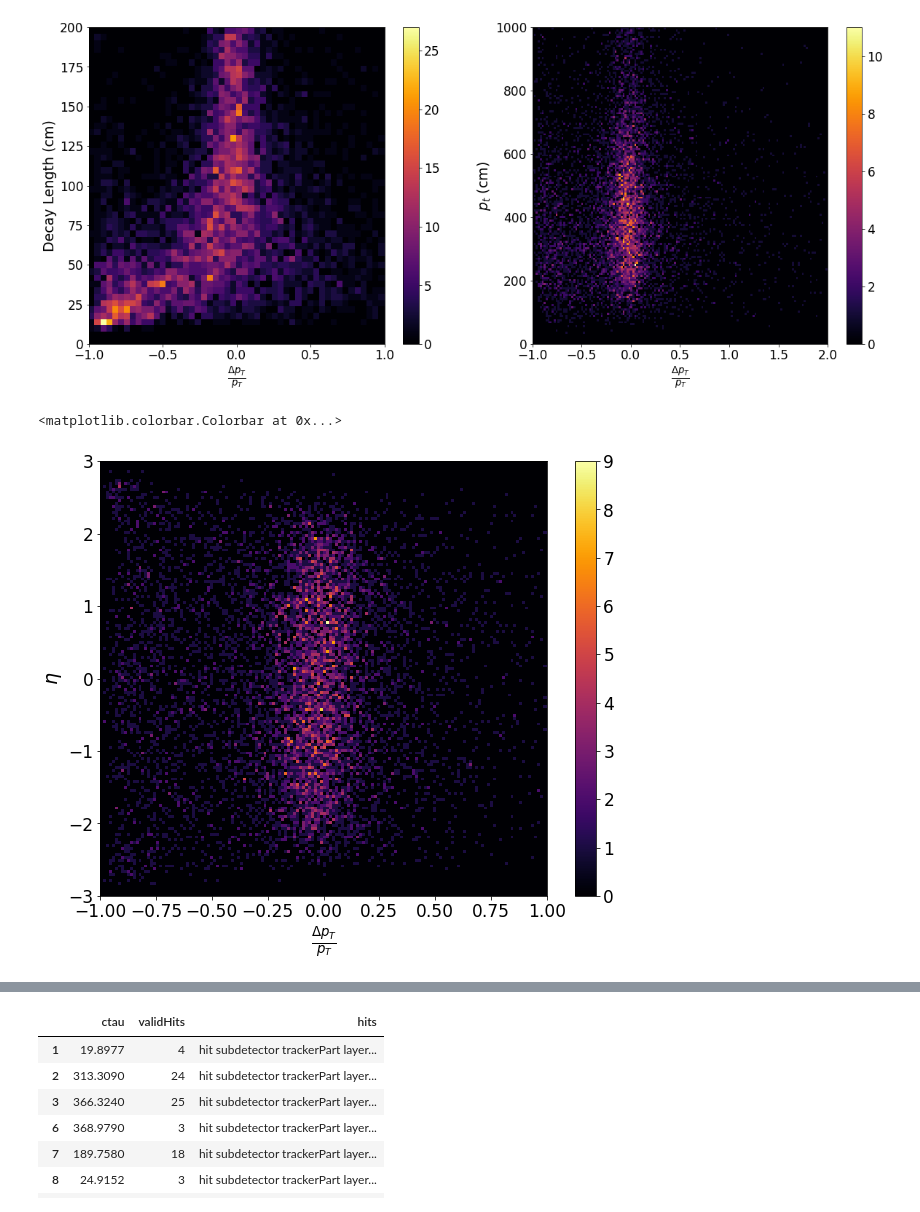
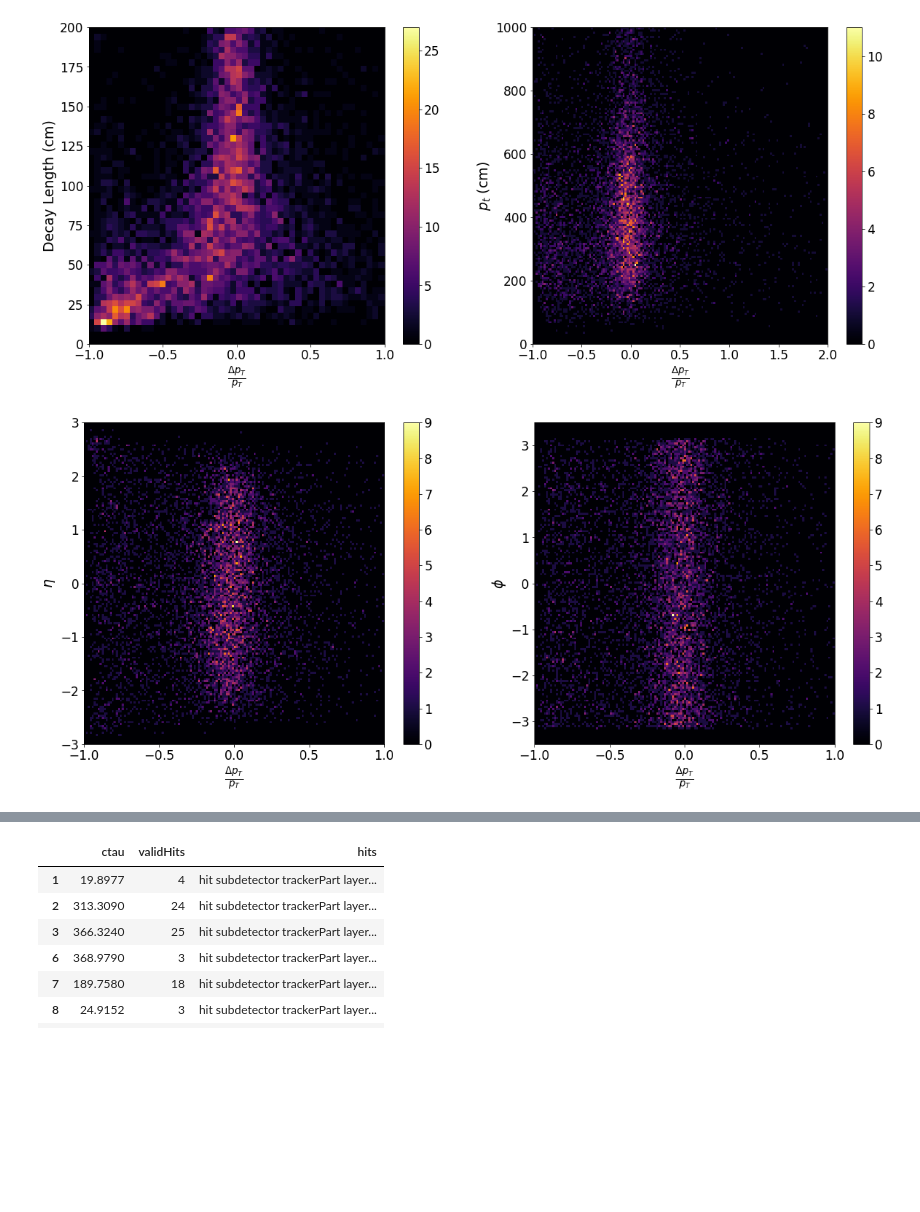
Before and after one commit to joaoboger/charginosAnalysis, a Jupyter notebook: charginosAnalysis.ipynb, the cells around one changed output, grey strips where cells are left out. Saved outputs shown, nothing was run; the diff lists cells and outputs as text; code cells hidden in the pictures; blank space fills up the shorter version.

```diff
--- a/charginosAnalysis.ipynb
+++ b/charginosAnalysis.ipynb
@@ -140,18 +134,18 @@ fig.colorbar(im)
 def createLabel10s(cTau):
     return (10 * np.ceil(cTau / 10))
 
-trackedCharginos['cTauLabel10s'] = createLabel10s(trackedCharginos['ctau'])
+#trackedCharginos['cTauLabel10s'] = createLabel10s(trackedCharginos['ctau'])
 
-cTau10cmMean = trackedCharginos.groupby('cTauLabel10s')['validHits'].mean()
-cTau10cmStd = trackedCharginos.groupby('cTauLabel10s')['validHits'].std()
+#cTau10cmMean = trackedCharginos.groupby('cTauLabel10s')['validHits'].mean()
+#cTau10cmStd = trackedCharginos.groupby('cTauLabel10s')['validHits'].std()
 
-fig = plt.figure(figsize=(20,10))
-ax = fig.add_subplot(111)
+#fig = plt.figure(figsize=(20,10))
+#ax = fig.add_subplot(111)
 
-ax.set_xlabel('Decay Length (cm)')
-ax.set_ylabel('Valid Hits')
+#ax.set_xlabel('Decay Length (cm)')
+#ax.set_ylabel('Valid Hits')
 
-ax.errorbar(cTau10cmMean.index, cTau10cmMean, yerr=cTau10cmStd, color=cmapbins, marker='o', elinewidth=1.5, linewidth=0)
+#ax.errorbar(cTau10cmMean.index, cTau10cmMean, yerr=cTau10cmStd, color=cmapbins, marker='o', elinewidth=1.5, linewidth=0)
 
 trackedCharginos['cTauLabel10s'] = createLabel10s(trackedCharginos['ctau*boost'])
 
@@ -251,14 +244,23 @@ fig.colorbar(im)
 <matplotlib.colorbar.Colorbar at 0x...>
 [figure]
 # %%
-fig = plt.figure(figsize=(10,8))
-ax = fig.add_subplot(111)
+fig = plt.figure(figsize=(20,8))
+ax = fig.add_subplot(121)
 
 ax.set_xlabel(r'$\frac{\Delta p_{T}}{p_{T}}$')
 ax.set_ylabel(r'$\eta$')
 
 _,_,_,im = ax.hist2d(trackedCharginos['ptResolution'],trackedCharginos['eta'],range=((-1,1),(-3,3)) , bins=150, cmap='inferno')
 fig.colorbar(im)
+
+ax = fig.add_subplot(122)
+
+ax.set_xlabel(r'$\frac{\Delta p_{T}}{p_{T}}$')
+ax.set_ylabel(r'$\phi$')
+
+_,_,_,im = ax.hist2d(trackedCharginos['ptResolution'],trackedCharginos['phi'],range=((-1,1),(-3.5,3.5)) , bins=150, cmap='inferno')
+fig.colorbar(im)
+
+plt.savefig('plots/resolutionPhiHist2d.pdf')
 # %% [output]
-<matplotlib.colorbar.Colorbar at 0x...>
-[figure, old version]
+[figure, new version]
```
Also changed, not shown: parts of 23 cells of this notebook, 9 other files.
